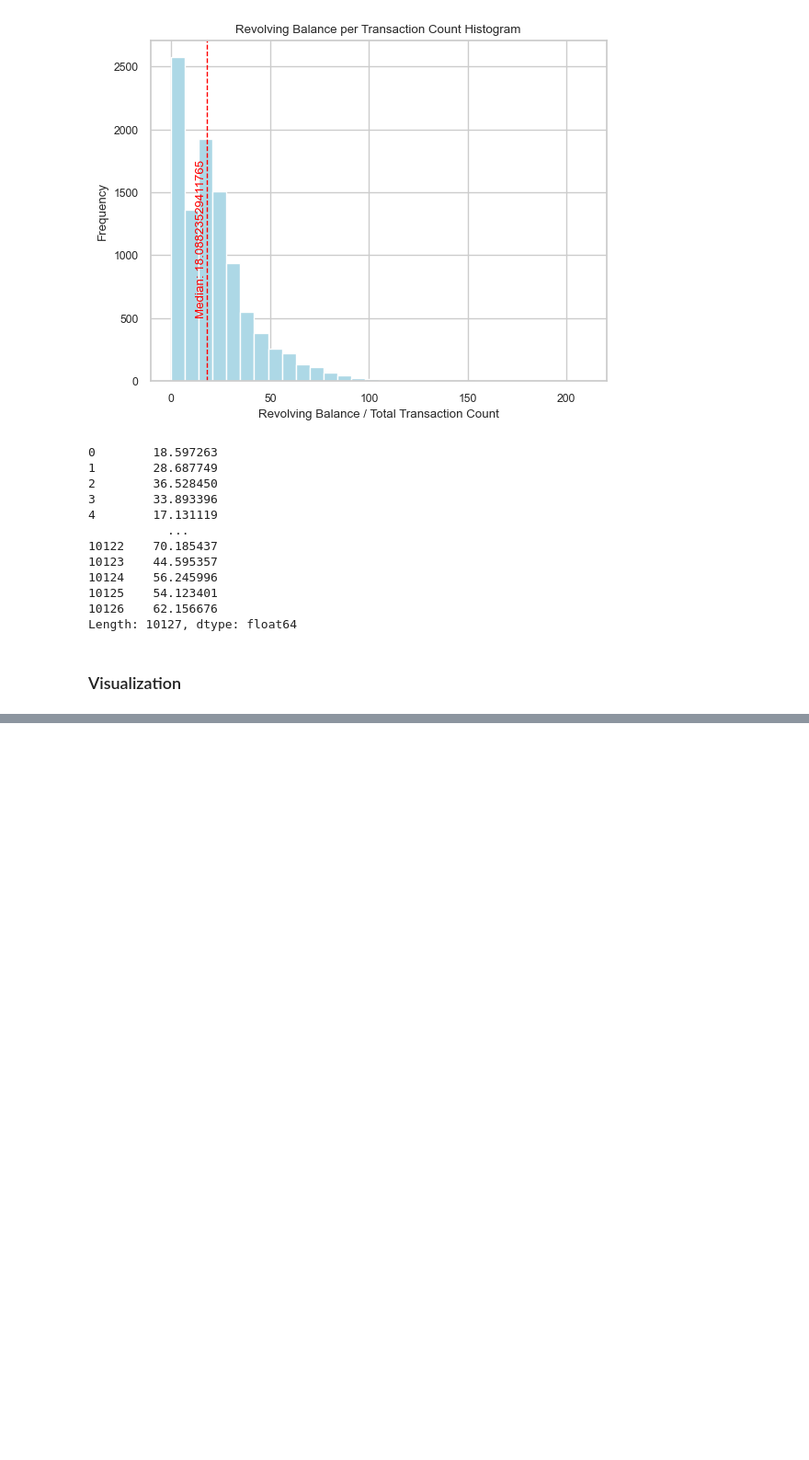
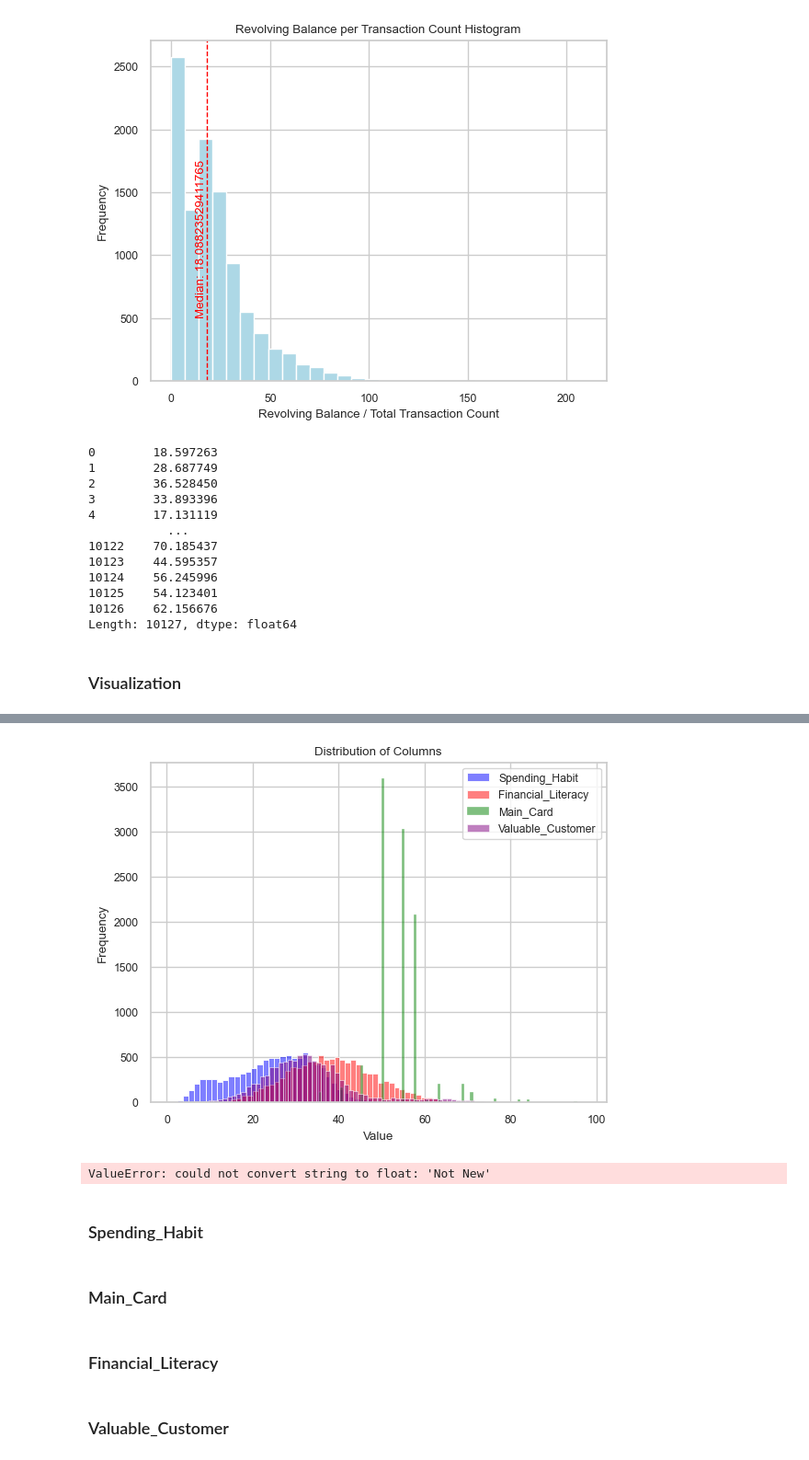
Before and after one commit to myhappydays/Programmers-Data-Analysis-2nd, a Jupyter notebook: Seokjun/Hypothesis_Test.ipynb, the cells around one changed output, grey strips where cells are left out. Shown at 92% size. Cells and saved outputs as stored; diff of their text form; code cells hidden in the pictures; blank space fills up the shorter version.

```diff
--- a/Seokjun/Hypothesis_Test.ipynb
+++ b/Seokjun/Hypothesis_Test.ipynb
@@ -654,0 +657,9 @@ plt.show()
+# %%
+# 데이터 프레임에 신규 칼럼 삽입
+
+df['Spending_Habit'] = calculate_spending_habit(df=df)
+df['Main_Card'] = calculate_main_card(df=df)
+df['Financial_Literacy'] = calculate_financial_literacy(df=df)
+df['Valuable_Customer'] = calculate_valuable_customer(df=df)
+
+df.head()
@@ -654,0 +674,27 @@ plt.show()
+# %%
+sns.histplot(df['Spending_Habit'], kde=False, color='blue', label='Spending_Habit', alpha=0.5)
+sns.histplot(df['Financial_Literacy'], kde=False, color='red', label='Financial_Literacy', alpha=0.5)
+sns.histplot(df['Main_Card'], kde=False, color='green', label='Main_Card', alpha=0.5)
+sns.histplot(df['Valuable_Customer'], kde=False, color='purple', label='Valuable_Customer', alpha=0.5)
+ax = plt.gca()
+plt.title('Distribution of Columns')
+plt.xlabel('Value')
+plt.ylabel('Frequency')
+plt.legend()
+plt.show()
+# %% [output]
+[figure, added]
+# %%
+sns.heatmap(df.corr(), annot=True, cmap='coolwarm')
+plt.title('Correlation Heatmap')
+plt.show()
+# %% [output]
+ValueError: could not convert string to float: 'Not New'
+# %% [markdown]
+### Spending_Habit
+# %% [markdown]
+### Main_Card
+# %% [markdown]
+### Financial_Literacy
+# %% [markdown]
+### Valuable_Customer
```
Also changed, not shown: parts of 6 cells of this notebook.
